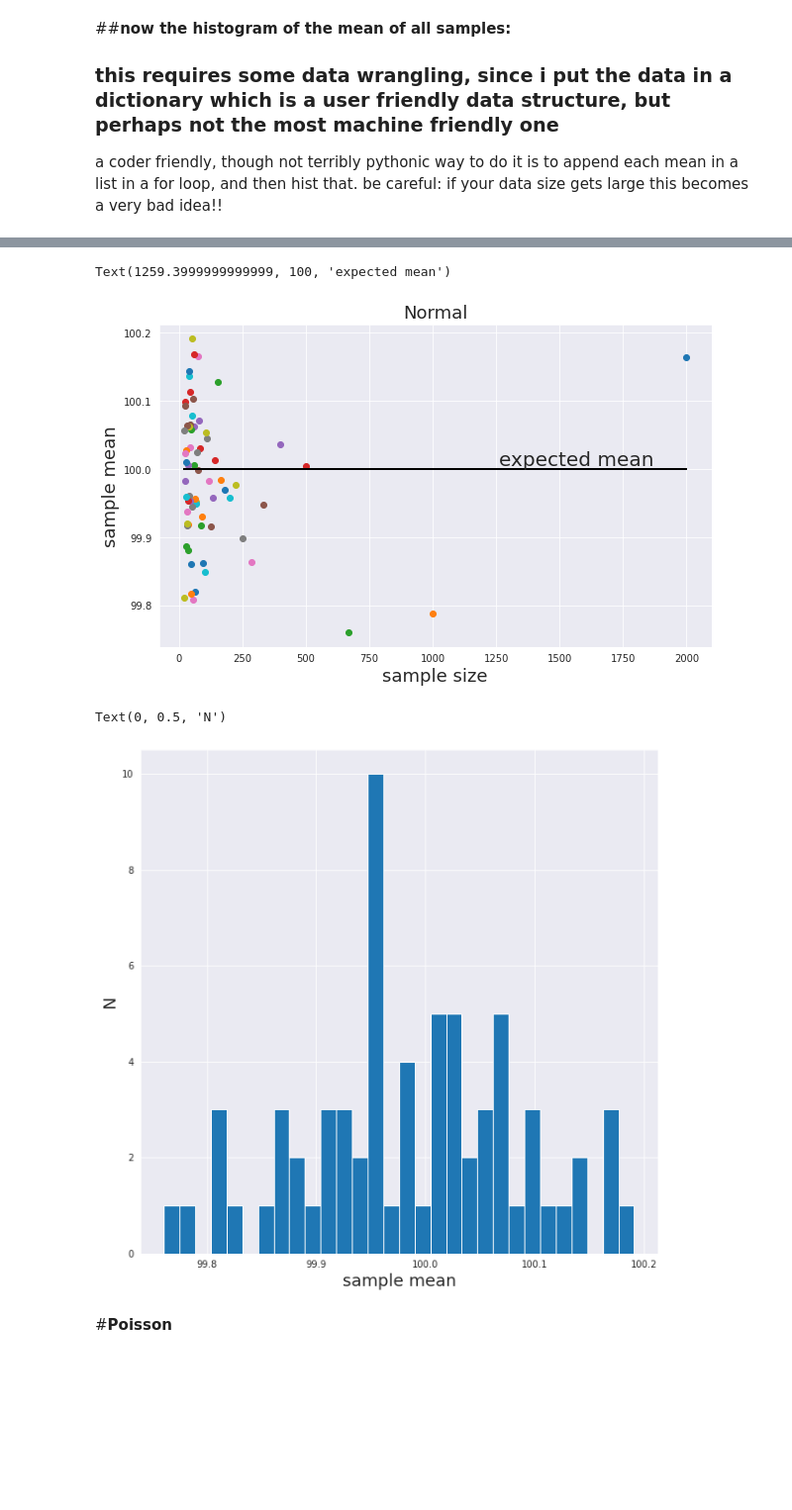
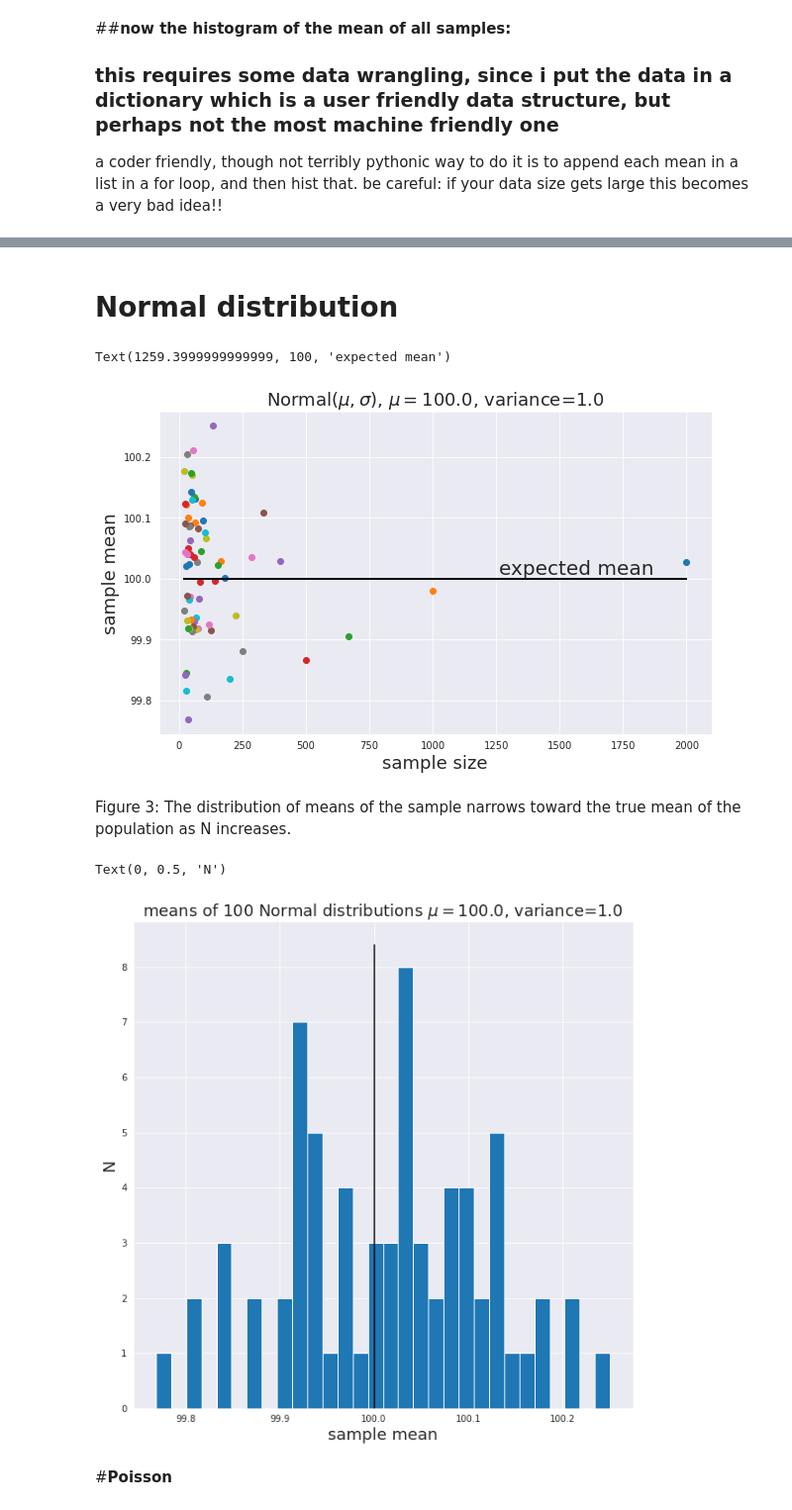
Before and after one commit to MarcoM95/MLPNS2021, a Jupyter notebook: MLPNS2021_ClassStats_23_03_21_.ipynb, the cells around one changed output, grey strips where cells are left out. Shown at 99% size. Drawn from its saved outputs; the diff is of its cells as text; code cells hidden in the pictures; blank space fills up the shorter version.

```diff
--- a/MLPNS2021_ClassStats_23_03_21_.ipynb
+++ b/MLPNS2021_ClassStats_23_03_21_.ipynb
@@ -191,13 +186,0 @@ plt.show()
-# %%
-# mean and standard deviation
-mu          = mymean
-sigma       = 1
-md['gauss'] = stats.norm.rvs(mu, sigma, 100)
-
-plt.hist(md['gauss'],bins=30)
-plt.xlabel('Gaussian distribution', fontsize = 18);
-plt.ylabel('Frequency', fontsize = 18);
-caption = 'Normal distribution of a sample of size 100 for a normal distribution with mean = 100 and std = 1'
-plt.figtext(.5, -0.05, caption, wrap=True, horizontalalignment='center', fontsize=12)
-
-print ("gauss mean: %.2f, standard deviation: %.2f"%(md['gauss'].mean(), md['gauss'].std()))
@@ -207,4 +187,8 @@ gauss mean: 99.84, standard deviation: 0.92
+# %% [markdown]
+# **Normal distribution**
 # %%
+np.random.seed(123)
+
 # I am gonna overwrite the disctionary entry created into a nested dictionary
 # the outside dictionary hosts the distributions as dictionary,
 # and each distribution dictionary contains the 100 distribution (arrays of diferent sizes)
@@ -214,12 +198,12 @@ md['gauss'] = {}
 #and do it in a for loop. not pythonic, but easily readable
 
 for n in mysize:
-    md['gauss'][n] = stats.norm.rvs(mu, sigma, 100)
+    md['gauss'][n] = stats.norm.rvs(mymean, sigma, 100)
 
 # save the means for plotting later
 
 md['gauss']['means'] = {}
-axgauss_mu_n = pl.figure(figsize=(10,6)).add_subplot(111)
+axgauss_mu_n = plt.figure(figsize=(10,6)).add_subplot(111)
 
 for nn in md['gauss']:
     if not type(nn) == str:
@@ -228,22 +212,28 @@ for nn in md['gauss']:
         axgauss_mu_n.plot(nn, md['gauss']['means'][nn], 'o')
         axgauss_mu_n.set_xlabel('sample size', fontsize=18)
         axgauss_mu_n.set_ylabel('sample mean', fontsize=18)
-        axgauss_mu_n.set_title('Normal', fontsize=18)
+        axgauss_mu_n.set_title('Normal($\mu,\sigma$), $\mu=%.1f$, variance=%0.1f'%(mymean,sigma), fontsize=18)
         axgauss_mu_n.plot([min(mysize), max(mysize)], [df, df], 'k')
 axgauss_mu_n.text(axgauss_mu_n.get_xlim()[1] * .6, 100, "expected mean",
                   va="bottom", fontsize=20)
 # %% [output]
 Text(1259.3999999999999, 100, 'expected mean')
-[figure, old version]
+[figure, new version]
+# %% [markdown]
+Figure 3: The distribution of means of the sample narrows toward the true mean of the population as N increases.
 # %%
+np.random.seed(123)
+
 allmeans = list(md['gauss']['means'].values())
 
-pl.figure(figsize=(10, 10))
-pl.hist(allmeans,bins=30)
-pl.xlabel('sample mean', fontsize = 18)
-pl.ylabel('N', fontsize = 18)
+plt.figure(figsize=(10, 10))
+plt.hist(allmeans,bins=30)
+plt.plot([mymean, mymean], plt.ylim(), 'k-');
+plt.title('means of 100 Normal distributions $\mu=%.1f$, variance=%.1f'%(mymean,variance), fontsize = 18)
+plt.xlabel('sample mean', fontsize = 18)
+plt.ylabel('N', fontsize = 18)
 # %% [output]
 Text(0, 0.5, 'N')
-[figure, old version]
+[figure, new version]
 # %% [markdown]
 #**Poisson**
```
Also changed, not shown: parts of 25 cells of this notebook.
